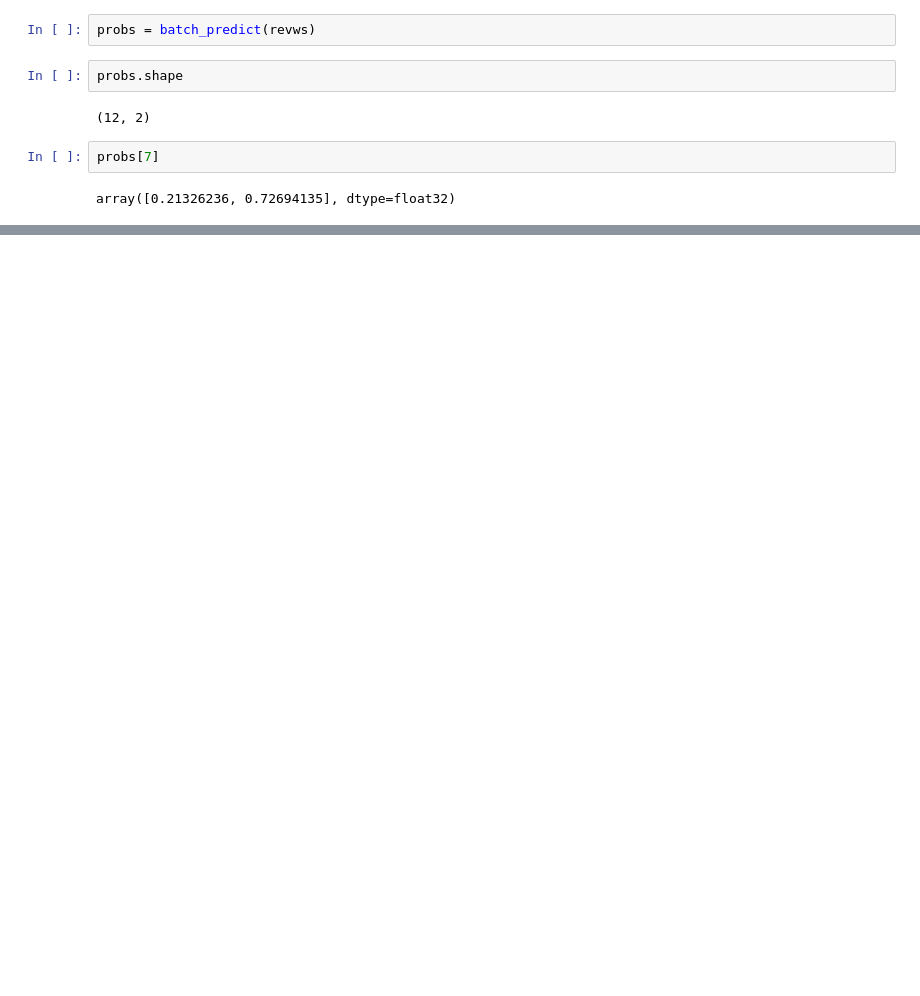
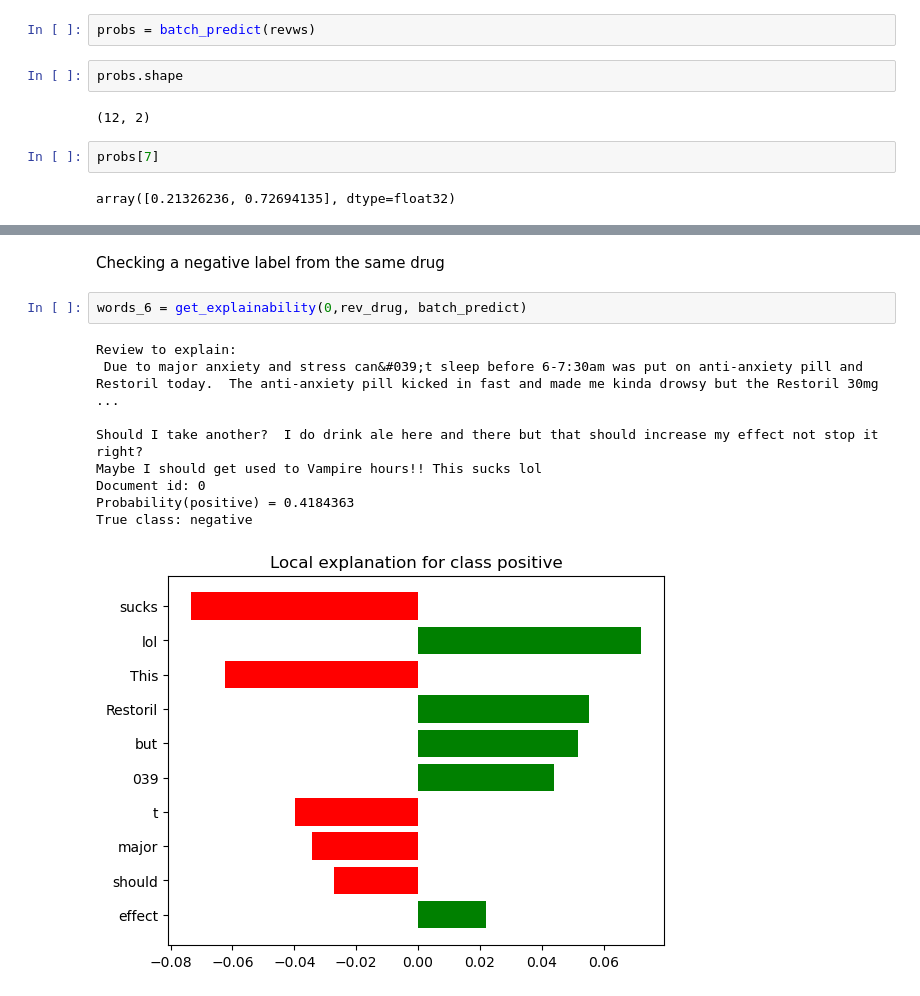
Before and after one commit to Fzhou1997/Natural-Language-Processing-Research-Project, a Jupyter notebook: src/notebooks/LIME explainability.ipynb, the cells around one changed output, grey strips where cells are left out. Cells and saved outputs as stored; diff of their text form; blank space fills up the shorter version.

```diff
--- a/src/notebooks/LIME explainability.ipynb
+++ b/src/notebooks/LIME explainability.ipynb
@@ -180,0 +224,14 @@ exp.as_list()
+# %% [markdown]
+Checking a negative label from the same drug
+# %%
+words_6 = get_explainability(0,rev_drug, batch_predict)
+# %% [output]
+Review to explain:
+ Due to major anxiety and stress can&#039;t sleep before 6-7:30am was put on anti-anxiety pill and Restoril today.  The anti-anxiety pill kicked in fast and made me kinda drowsy but the Restoril 30mg  ...
+
+Should I take another?  I do drink ale here and there but that should increase my effect not stop it right?
+Maybe I should get used to Vampire hours!! This sucks lol
+Document id: 0
+Probability(positive) = 0.4184363
+True class: negative
+[figure, added]
```
Also changed, not shown: parts of 18 cells of this notebook.
